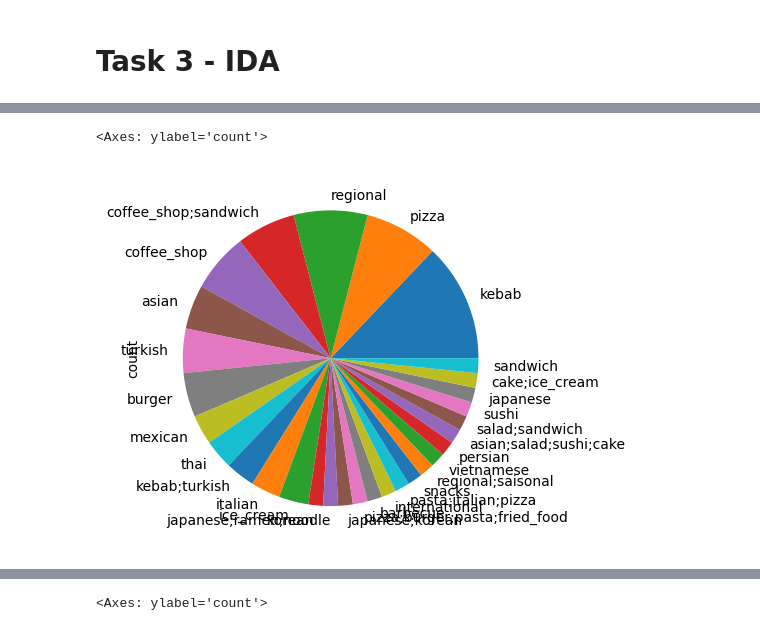
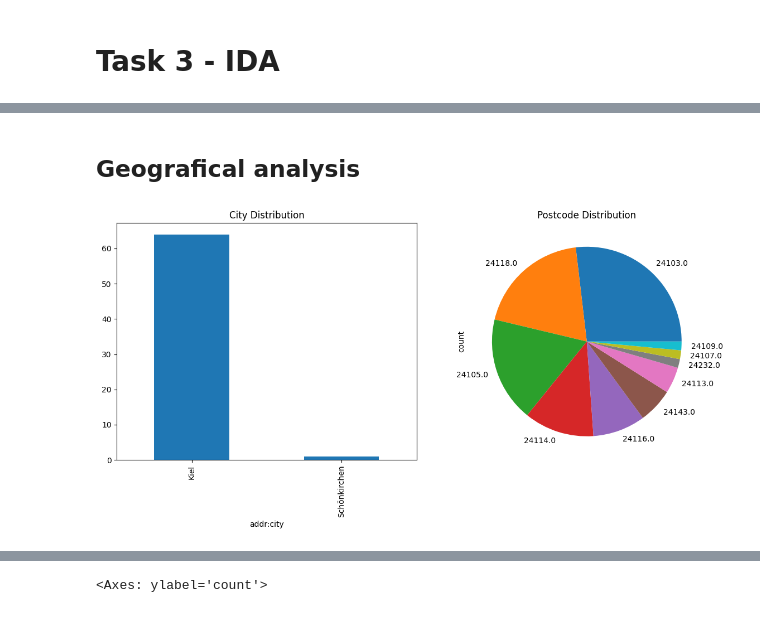
Before and after one commit to MartinDieCooleSocke420/sem1_math_and_stats, a Jupyter notebook: exam/experiments.ipynb, the cells around one changed output, grey strips where cells are left out. Drawn from its saved outputs; the diff is of its cells as text; code cells hidden in the pictures.

Commit message:
updated graphs

```diff
--- a/exam/experiments.ipynb
+++ b/exam/experiments.ipynb
@@ -53,7 +34,18 @@ data["amenity"].value_counts().plot(kind="pie")
-# %%
-# the distribution of cuisine as a pie chart
-# TODO: auch hier das und das dadrüber in eine grafik basteln
-data["cuisine"].value_counts().plot.pie()
-# %% [output]
-<Axes: ylabel='count'>
-[figure, removed]
+# %% [markdown]
+## Geografical analysis
+# %%
+# Print the add:city distribution in a bar chart
+plt.figure(figsize=(12, 6))  # Set the figure size as needed
+plt.subplot(1, 2, 1)
+plt.title('City Distribution')
+data['addr:city'].value_counts().plot(kind='bar', ax=plt.gca())
+
+# Print the add:postcode distribution in a pie chart
+plt.subplot(1, 2, 2)
+plt.title('Postcode Distribution')
+data['addr:postcode'].value_counts().plot(kind='pie', ax=plt.gca())
+
+plt.tight_layout()  # Adjust layout for better spacing
+plt.show()
+# %% [output]
+[figure, added]
```
Also changed, not shown: parts of 9 cells of this notebook.
